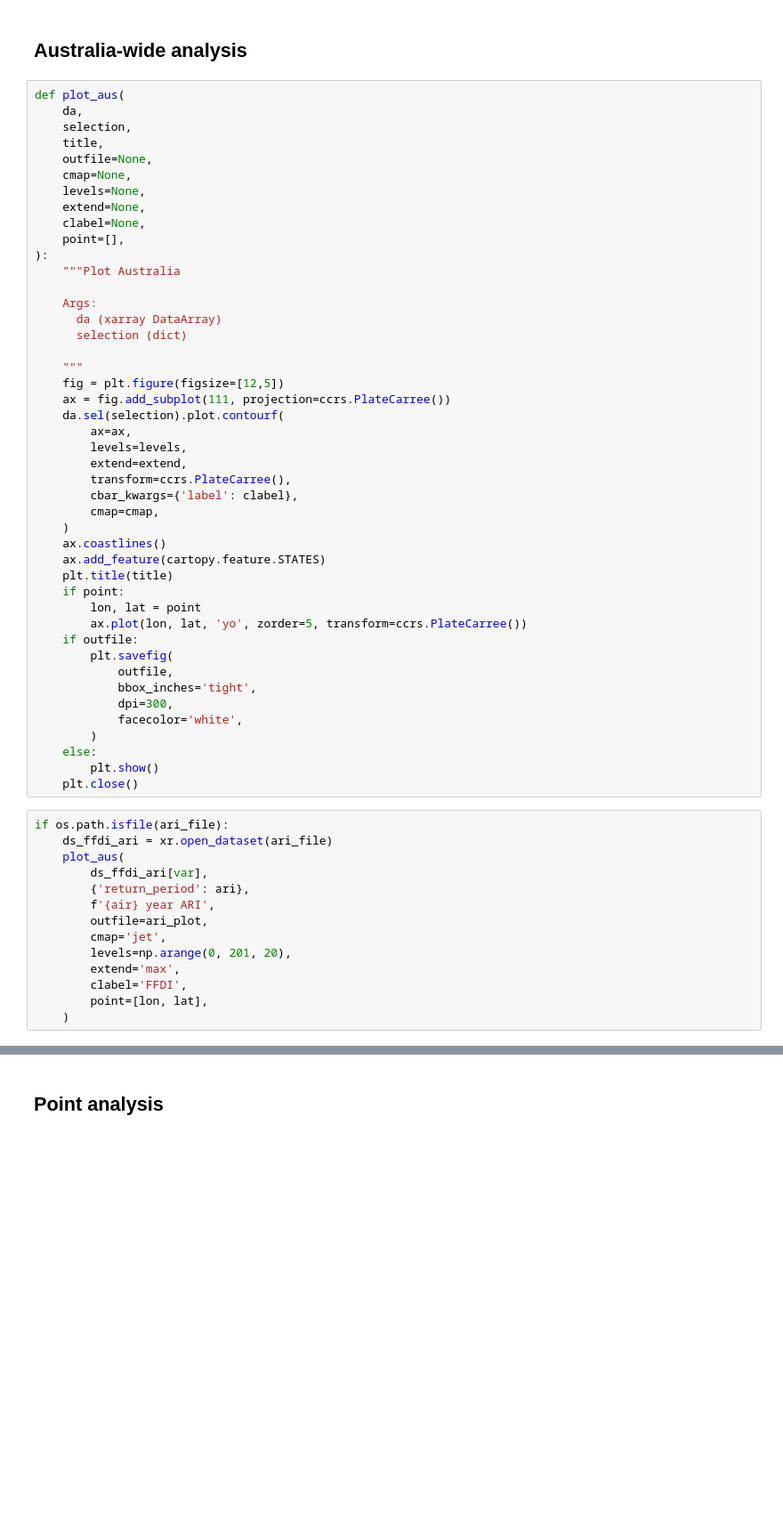
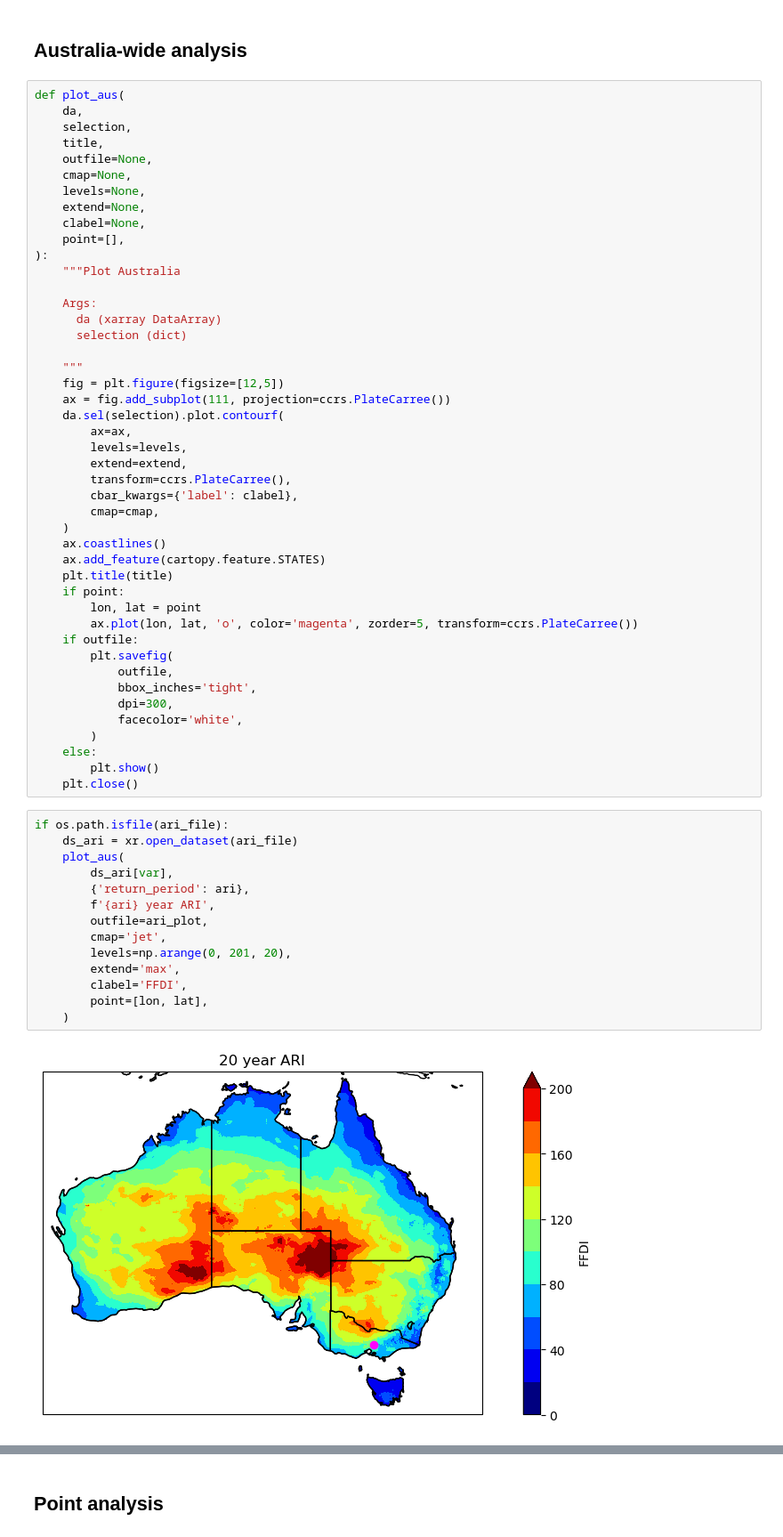
Before and after one commit to climate-innovation-hub/frequency-analysis, a Jupyter notebook: examples/point_analysis.ipynb, the cells around one changed output, grey strips where cells are left out. Shown: that part at 89% size. Drawn from its saved outputs; the diff is of its cells as text; blank space fills up the shorter version.

```diff
--- a/examples/point_analysis.ipynb
+++ b/examples/point_analysis.ipynb
@@ -65,7 +67,7 @@ def plot_aus(
     plt.title(title)
     if point:
         lon, lat = point
-        ax.plot(lon, lat, 'yo', zorder=5, transform=ccrs.PlateCarree())
+        ax.plot(lon, lat, 'o', color='magenta', zorder=5, transform=ccrs.PlateCarree())
     if outfile:
         plt.savefig(
             outfile,
@@ -78,17 +80,19 @@ def plot_aus(
     plt.close()
 # %%
 if os.path.isfile(ari_file):
-    ds_ffdi_ari = xr.open_dataset(ari_file)
+    ds_ari = xr.open_dataset(ari_file)
     plot_aus(
-        ds_ffdi_ari[var],
+        ds_ari[var],
         {'return_period': ari},
-        f'{air} year ARI',
+        f'{ari} year ARI',
         outfile=ari_plot,
         cmap='jet',
         levels=np.arange(0, 201, 20),
         extend='max',
         clabel='FFDI',
         point=[lon, lat],
     )
+# %% [output]
+[figure, added]
 # %%
 if os.path.isfile(param_file):
```
Also changed, not shown: parts of 4 cells of this notebook.
